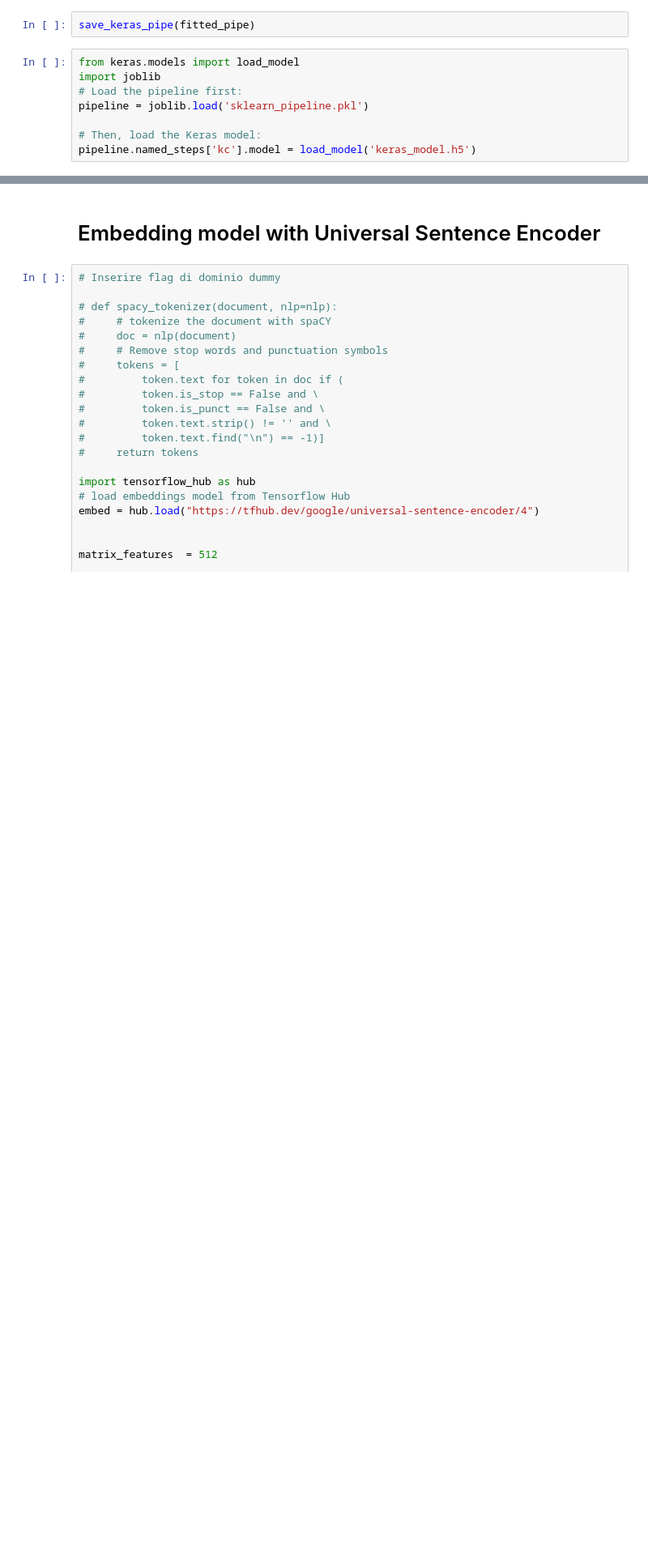
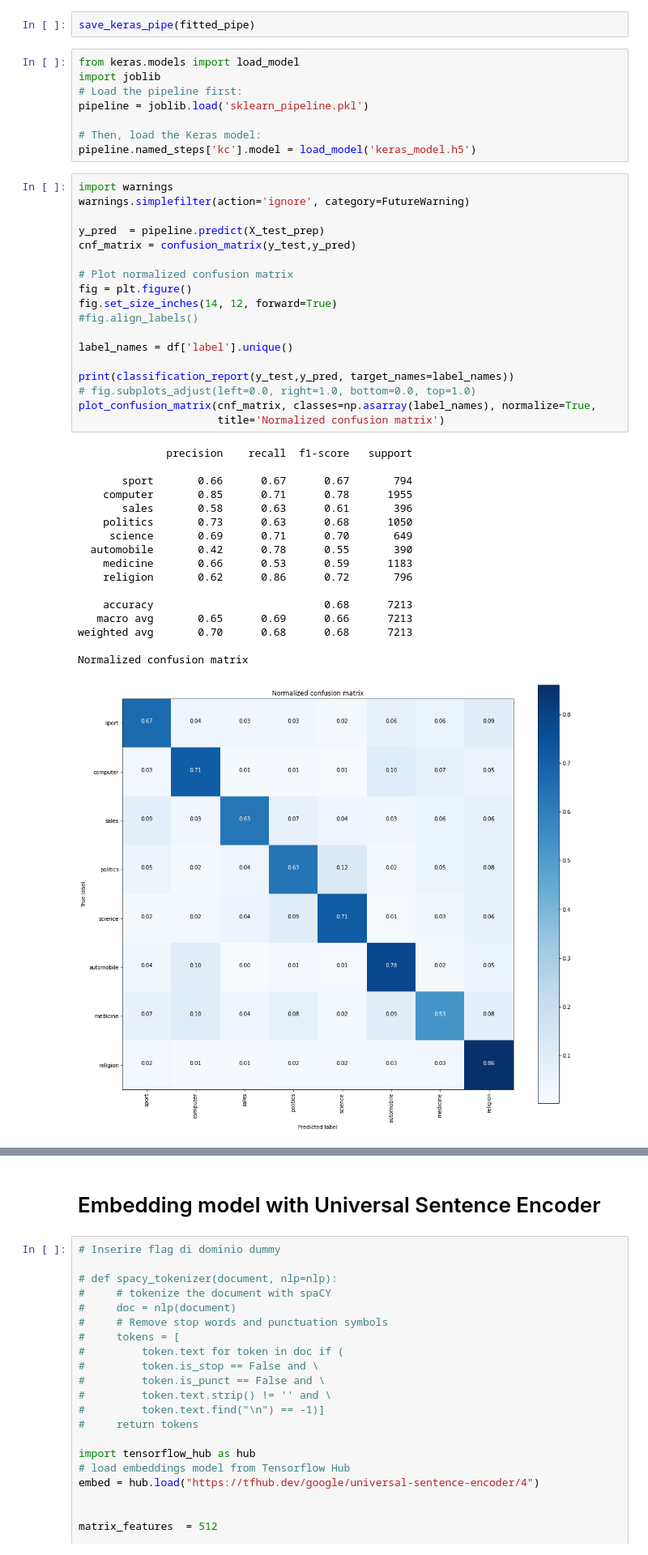
Before and after one commit to DataDavidProjects/UniversityProjects, a Jupyter notebook: Data Visualization and Text Mining/NLP/ModelCreation.ipynb, the cells around one changed output, grey strips where cells are left out. Shown at 81% size. Saved outputs shown, nothing was run; the diff lists cells and outputs as text; blank space fills up the shorter version.

```diff
--- a/Data Visualization and Text Mining/NLP/ModelCreation.ipynb
+++ b/Data Visualization and Text Mining/NLP/ModelCreation.ipynb
@@ -432,5 +411,41 @@ pipeline = joblib.load('sklearn_pipeline.pkl')
 
 # Then, load the Keras model:
 pipeline.named_steps['kc'].model = load_model('keras_model.h5')
+# %%
+import warnings
+warnings.simplefilter(action='ignore', category=FutureWarning)
+
+y_pred  = pipeline.predict(X_test_prep)
+cnf_matrix = confusion_matrix(y_test,y_pred)
+
+# Plot normalized confusion matrix
+fig = plt.figure()
+fig.set_size_inches(14, 12, forward=True)
+#fig.align_labels()
+
+label_names = df['label'].unique()
+
+print(classification_report(y_test,y_pred, target_names=label_names))
+# fig.subplots_adjust(left=0.0, right=1.0, bottom=0.0, top=1.0)
+plot_confusion_matrix(cnf_matrix, classes=np.asarray(label_names), normalize=True,
+                      title='Normalized confusion matrix')
+# %% [output]
+              precision    recall  f1-score   support
+
+       sport       0.66      0.67      0.67       794
+    computer       0.85      0.71      0.78      1955
+       sales       0.58      0.63      0.61       396
+    politics       0.73      0.63      0.68      1050
+     science       0.69      0.71      0.70       649
+  automobile       0.42      0.78      0.55       390
+    medicine       0.66      0.53      0.59      1183
+    religion       0.62      0.86      0.72       796
+
+    accuracy                           0.68      7213
+   macro avg       0.65      0.69      0.66      7213
+weighted avg       0.70      0.68      0.68      7213
+
+Normalized confusion matrix
+[figure, added]
 # %%
 make_custom_predictions(pipeline)
```
Also changed, not shown: parts of 12 cells of this notebook.
